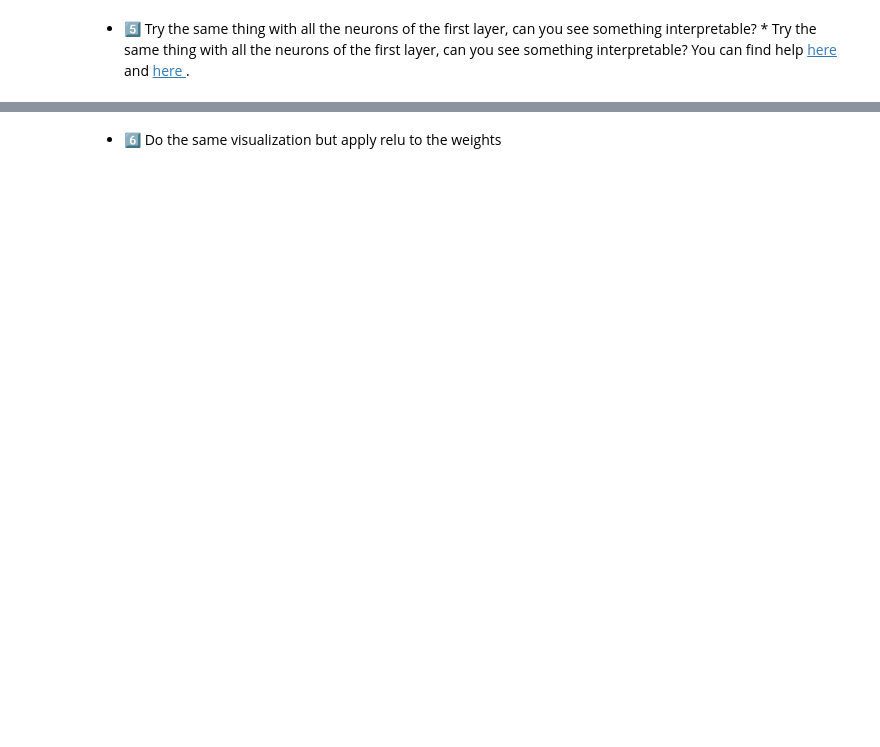
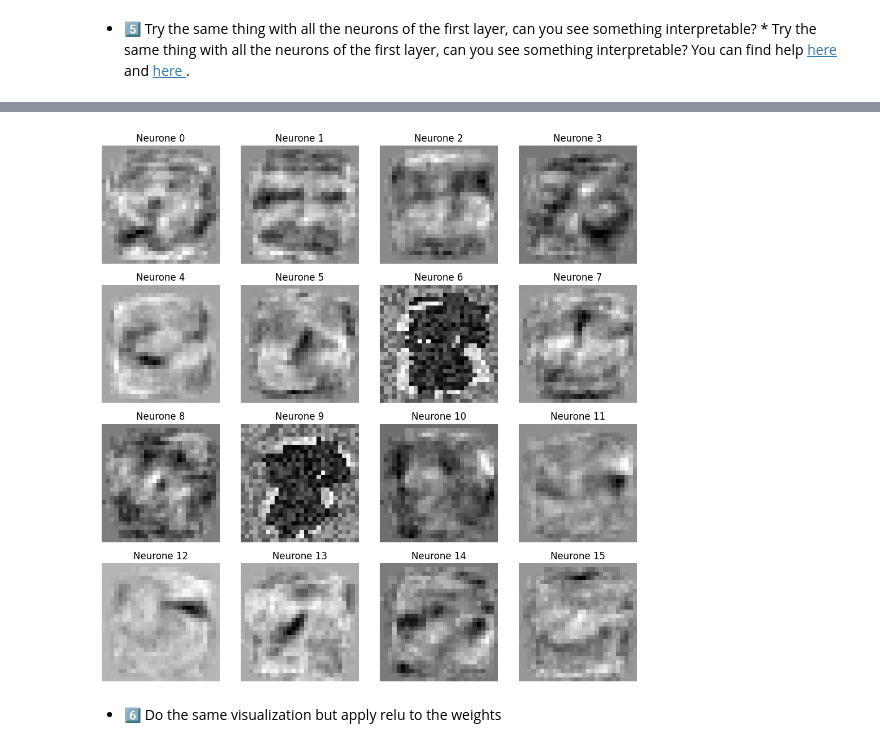
Before and after one commit to Brice601/Fullstack, a Jupyter notebook: DeepLearning/3-IntroToPytorch/Exercices/02-Pytorch_practice_neural_networks.ipynb, the cells around one changed output, grey strips where cells are left out. Cells and saved outputs as stored; diff of their text form; code cells hidden in the pictures; blank space fills up the shorter version.

```diff
--- a/DeepLearning/3-IntroToPytorch/Exercices/02-Pytorch_practice_neural_networks.ipynb
+++ b/DeepLearning/3-IntroToPytorch/Exercices/02-Pytorch_practice_neural_networks.ipynb
@@ -161,2 +263,17 @@ torch.Size([16, 784])
+# %%
+fig, axes = plt.subplots(4, 4, figsize=(10, 10))  # Grille 4x4 pour 16 neurones
+
+for i, ax in enumerate(axes.flat):
+    if i < 16:
+        # Reshape en 28x28 pour visualiser comme une image
+        weights_img = model.fc1.weight[i].detach().reshape(28, 28)
+        ax.imshow(weights_img, cmap='gray')
+        ax.set_title(f'Neurone {i}')
+        ax.axis('off')
+
+plt.tight_layout()
+plt.show()
+# %% [output]
+[figure, added]
 # %% [markdown]
 * 6️⃣ Do the same visualization but apply relu to the weights
```
Also changed, not shown: parts of 33 cells of this notebook, 12 other files.
